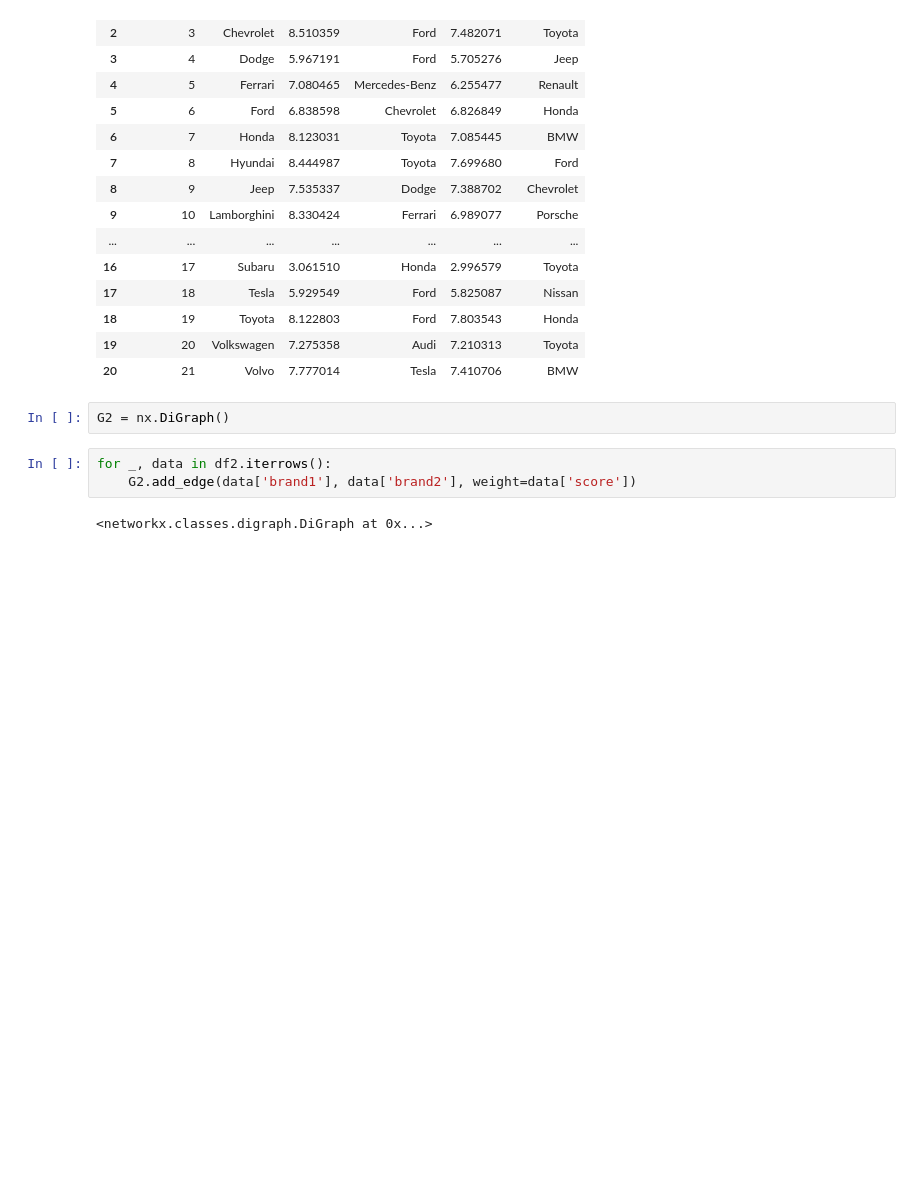
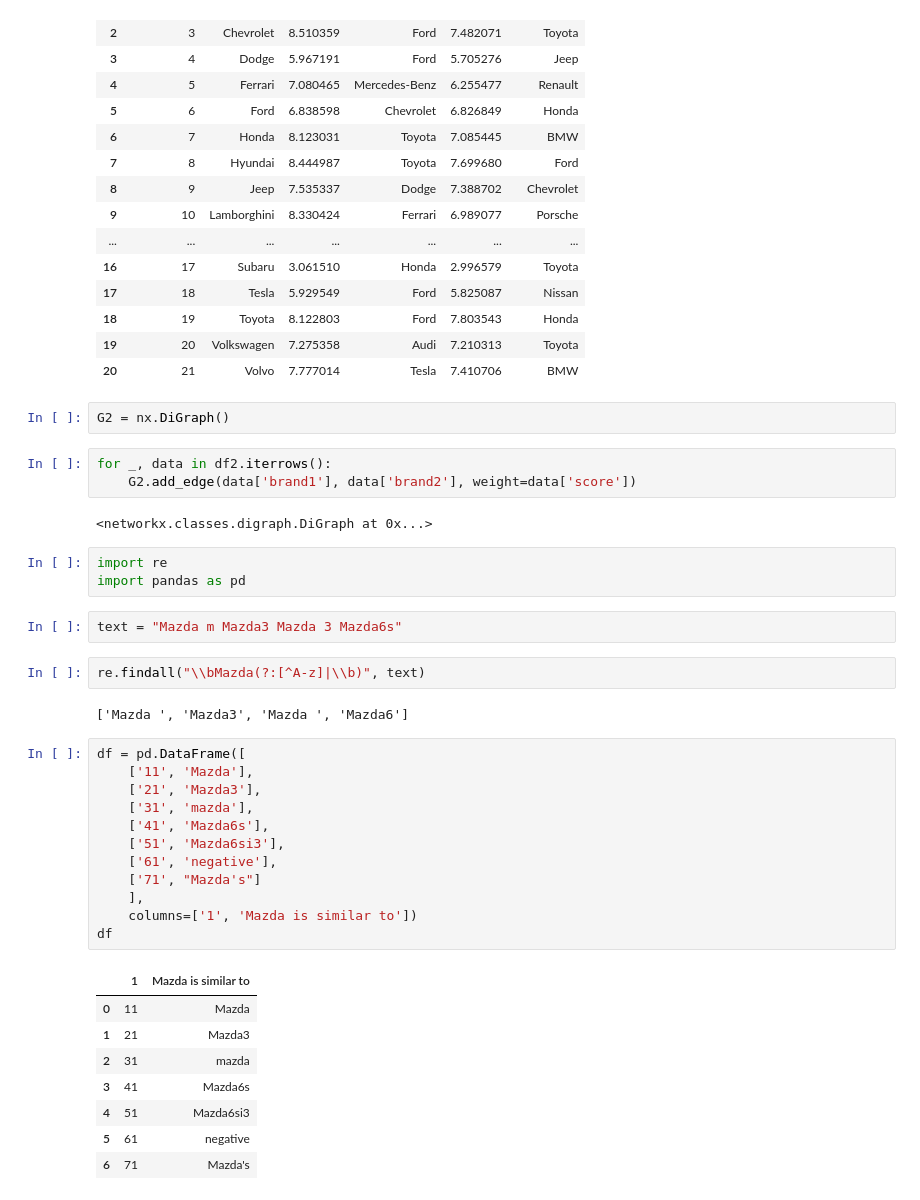
Before and after one commit to albtang/Katona-AI-Research, a Jupyter notebook: src/playground.ipynb, the cells around one changed output. Cells and saved outputs as stored; diff of their text form; blank space fills up the shorter version.

```diff
--- a/src/playground.ipynb
+++ b/src/playground.ipynb
@@ -88,3 +88,33 @@ for _, data in df2.iterrows():
     G2.add_edge(data['brand1'], data['brand2'], weight=data['score'])
 # %% [output]
 <networkx.classes.digraph.DiGraph at 0x...>
+# %%
+import re
+import pandas as pd
+# %%
+text = "Mazda m Mazda3 Mazda 3 Mazda6s"
+# %%
+re.findall("\\bMazda(?:[^A-z]|\\b)", text)
+# %% [output]
+['Mazda ', 'Mazda3', 'Mazda ', 'Mazda6']
+# %%
+df = pd.DataFrame([
+    ['11', 'Mazda'],
+    ['21', 'Mazda3'],
+    ['31', 'mazda'],
+    ['41', 'Mazda6s'],
+    ['51', 'Mazda6si3'],
+    ['61', 'negative'],
+    ['71', "Mazda's"]
+    ],
+    columns=['1', 'Mazda is similar to'])
+df
+# %% [output]
+|  | 1 | Mazda is similar to |
+| 0 | 11 | Mazda |
+| 1 | 21 | Mazda3 |
+| 2 | 31 | mazda |
+| 3 | 41 | Mazda6s |
+| 4 | 51 | Mazda6si3 |
+| 5 | 61 | negative |
+| 6 | 71 | Mazda's |
```
Also changed, not shown: parts of 9 cells of this notebook, 2 other files.
